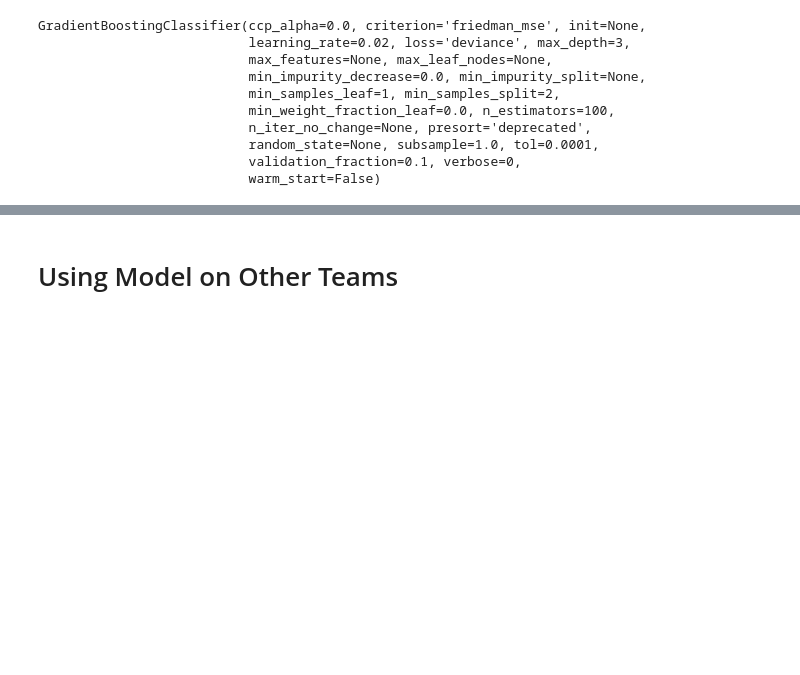
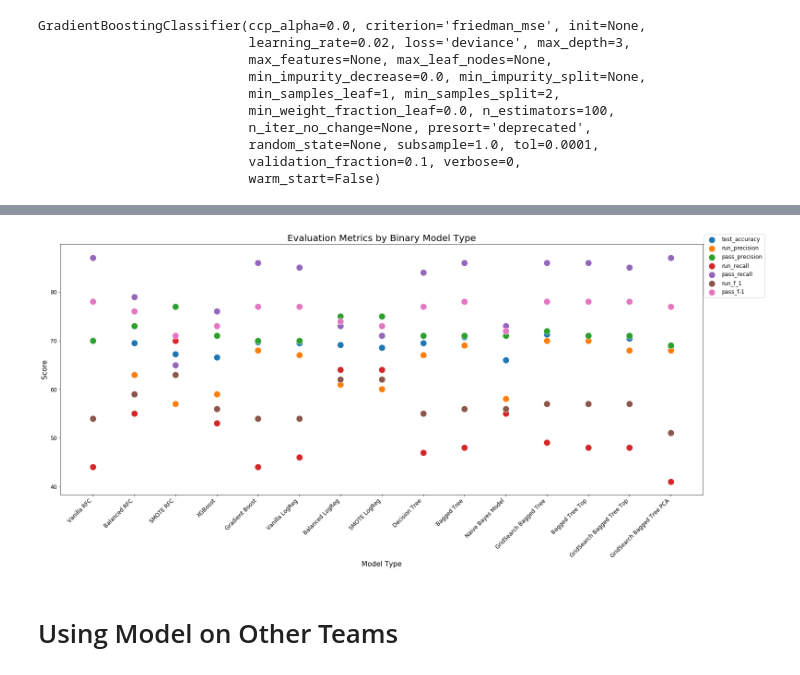
Before and after one commit to torokmg/NFL-Play-Calls, a Jupyter notebook: Notebooks/Modeling.ipynb, the cells around one changed output, grey strips where cells are left out. Drawn from its saved outputs; the diff is of its cells as text; code cells hidden in the pictures; blank space fills up the shorter version.

```diff
--- a/Notebooks/Modeling.ipynb
+++ b/Notebooks/Modeling.ipynb
@@ -624,0 +877,9 @@ If you input data and the model predicts it is a pass play, then you can be fair
+# %%
+column_names = ['model_#', 'model_type', 'test_accuracy', 'run_precision',
+                'pass_precision', 'run_recall',
+                'pass_recall', 'run_f_1', 'pass_f-1']
+results = [13, 'Bagged Tree Top', 71.01,70.0, 71.0, 48.0, 86.0,57.0,78.0]
+results_dict = dict(zip(column_names,results))
+model_results13=pd.DataFrame(results_dict, index = range(1))
+model_results=model_results.append(model_results13)
+model_results
@@ -624,0 +961,9 @@ If you input data and the model predicts it is a pass play, then you can be fair
+# %%
+column_names = ['model_#', 'model_type', 'test_accuracy', 'run_precision',
+                'pass_precision', 'run_recall',
+                'pass_recall', 'run_f_1', 'pass_f-1']
+results = [14, 'GridSearch Bagged Tree Top', 70.44,68.0, 71.0, 48.0, 85.0,57.0,78.0]
+results_dict = dict(zip(column_names,results))
+model_results14=pd.DataFrame(results_dict, index = range(1))
+model_results=model_results.append(model_results14)
+model_results
@@ -624,0 +1054,9 @@ If you input data and the model predicts it is a pass play, then you can be fair
+# %%
+column_names = ['model_#', 'model_type', 'test_accuracy', 'run_precision',
+                'pass_precision', 'run_recall',
+                'pass_recall', 'run_f_1', 'pass_f-1']
+results = [15, 'GridSearch Bagged Tree PCA', 68.74,68.0, 69.0, 41.0, 87.0,51.0,77.0]
+results_dict = dict(zip(column_names,results))
+model_results15=pd.DataFrame(results_dict, index = range(1))
+model_results=model_results.append(model_results15)
+model_results
@@ -625,3 +1080,18 @@ If you input data and the model predicts it is a pass play, then you can be fair
+# %%
+cols_to_plot=model_results.columns[2:9]
+plt.figure(figsize=(25,10))
+for col in cols_to_plot:
+    #used a for loop to plot evaluation metrics data from model_results data frame
+    sns.scatterplot(data=model_results, y=col, x='model_type', label = col,s=200)
+plt.title('Evaluation Metrics by Binary Model Type',size=20)
+plt.xlabel('Model Type',size=15)
+plt.ylabel('Score',size = 15)
+plt.xticks(size=12, rotation=45, horizontalalignment='right')
+plt.yticks(size=12)
+plt.legend(fontsize='large', bbox_to_anchor=(1.1, 1.05))
+plt.show()
+# %% [output]
+[figure, added]
 # %% [markdown]
 # Using Model on Other Teams
 # %%
```
Also changed, not shown: parts of 124 cells of this notebook, 11 other files.
